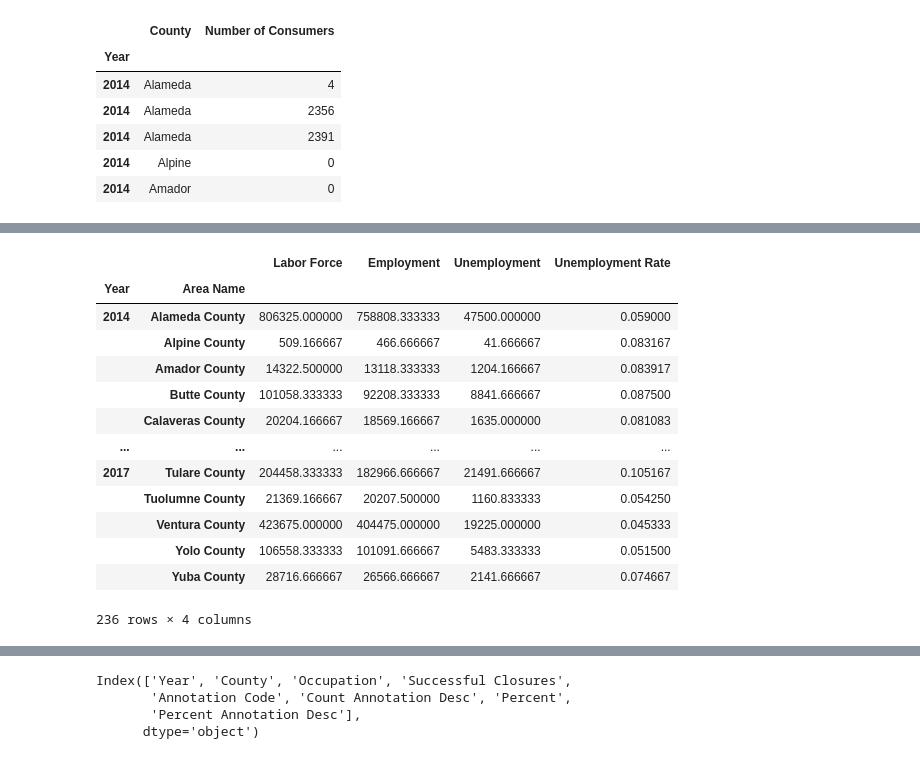
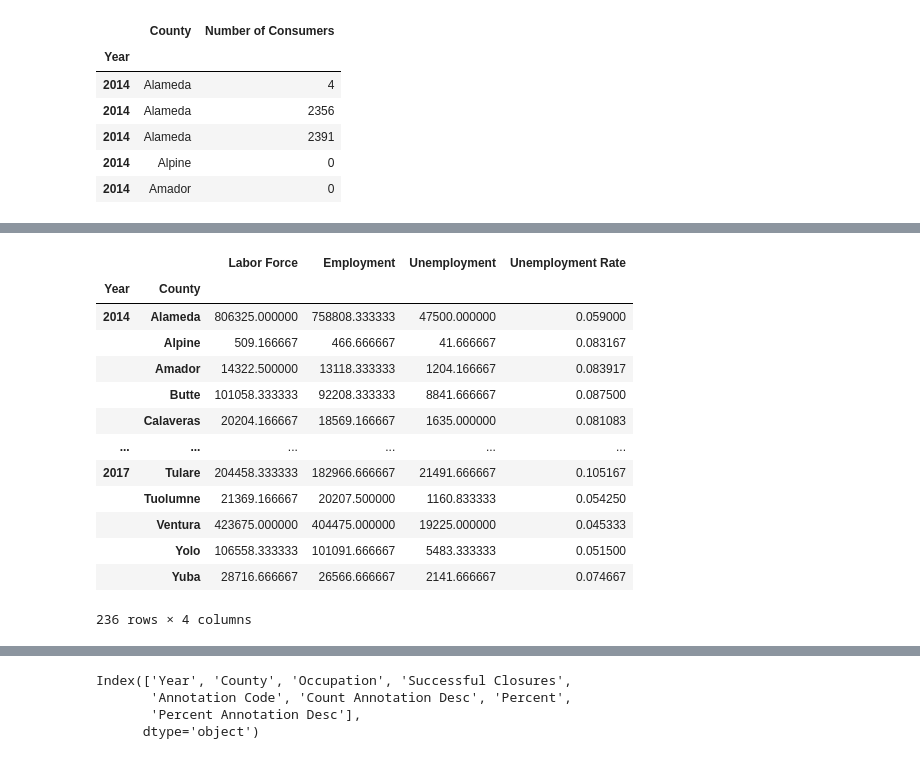
Before and after one commit to evacs/Project-1, a Jupyter notebook: voc_rehab.ipynb, the cells around one changed output, grey strips where cells are left out. Drawn from its saved outputs; the diff is of its cells as text; code cells hidden in the pictures.

Commit message:
completed creation of data frames

```diff
--- a/voc_rehab.ipynb
+++ b/voc_rehab.ipynb
@@ -83,40 +83,47 @@ Name: Number of Consumers, Length: 240, dtype: int64
 # %%
 #introducing unemployment data
 unemployment_df = pd.read_csv(unemployment_path)
 unemployment_df = unemployment_df.set_index('Area Type')
 unemployment_df
 
 # Filter Area Type to only include County and State data and reduce columns
 unemployment_df = pd.read_csv(unemployment_path)
+
+#changing column names to match vocational data
+unemployment_df = unemployment_df.rename(columns={'Area Name': 'County'})
+
+#removing 'County' from county names
+unemployment_df = unemployment_df.replace(' County', '', regex=True)
+
 unemployment_df = unemployment_df.set_index('Area Type')
 unemployment_df
 
 # Filter Area Type to only include County and State data and reduce columns
 area_type_df = unemployment_df.loc[['State','County'],
-                                   ['Area Name', 'Year', 'Labor Force', 'Employment', 'Unemployment', 'Unemployment Rate']]
+                                   ['County', 'Year', 'Labor Force', 'Employment', 'Unemployment', 'Unemployment Rate']]
 area_type_df
 
 # Group by Year and calculate averages
-year_grouped = area_type_df.groupby(['Year', 'Area Name']).mean()
+year_grouped = area_type_df.groupby(['Year', 'County']).mean()
 year_grouped
 
 # Reduce to only 2014-2017 to line up with vocational data
 recent = year_grouped.loc[[2014, 2015, 2016, 2017]]
 recent
 # %% [output]
 |  |  | Labor Force | Employment | Unemployment | Unemployment Rate |
-| Year | Area Name |  |  |  |  |
-| 2014 | Alameda County | 806325.000000 | 758808.333333 | 47500.000000 | 0.059000 |
-|  | Alpine County | 509.166667 | 466.666667 | 41.666667 | 0.083167 |
-|  | Amador County | 14322.500000 | 13118.333333 | 1204.166667 | 0.083917 |
-|  | Butte County | 101058.333333 | 92208.333333 | 8841.666667 | 0.087500 |
-|  | Calaveras County | 20204.166667 | 18569.166667 | 1635.000000 | 0.081083 |
+| Year | County |  |  |  |  |
+| 2014 | Alameda | 806325.000000 | 758808.333333 | 47500.000000 | 0.059000 |
+|  | Alpine | 509.166667 | 466.666667 | 41.666667 | 0.083167 |
+|  | Amador | 14322.500000 | 13118.333333 | 1204.166667 | 0.083917 |
+|  | Butte | 101058.333333 | 92208.333333 | 8841.666667 | 0.087500 |
+|  | Calaveras | 20204.166667 | 18569.166667 | 1635.000000 | 0.081083 |
 | ... | ... | ... | ... | ... | ... |
-| 2017 | Tulare County | 204458.333333 | 182966.666667 | 21491.666667 | 0.105167 |
-|  | Tuolumne County | 21369.166667 | 20207.500000 | 1160.833333 | 0.054250 |
-|  | Ventura County | 423675.000000 | 404475.000000 | 19225.000000 | 0.045333 |
-|  | Yolo County | 106558.333333 | 101091.666667 | 5483.333333 | 0.051500 |
-|  | Yuba County | 28716.666667 | 26566.666667 | 2141.666667 | 0.074667 |
+| 2017 | Tulare | 204458.333333 | 182966.666667 | 21491.666667 | 0.105167 |
+|  | Tuolumne | 21369.166667 | 20207.500000 | 1160.833333 | 0.054250 |
+|  | Ventura | 423675.000000 | 404475.000000 | 19225.000000 | 0.045333 |
+|  | Yolo | 106558.333333 | 101091.666667 | 5483.333333 | 0.051500 |
+|  | Yuba | 28716.666667 | 26566.666667 | 2141.666667 | 0.074667 |
 236 rows × 4 columns
 # %%
 #introducing successful vocational services
```
Also changed, not shown: parts of 8 cells of this notebook.
